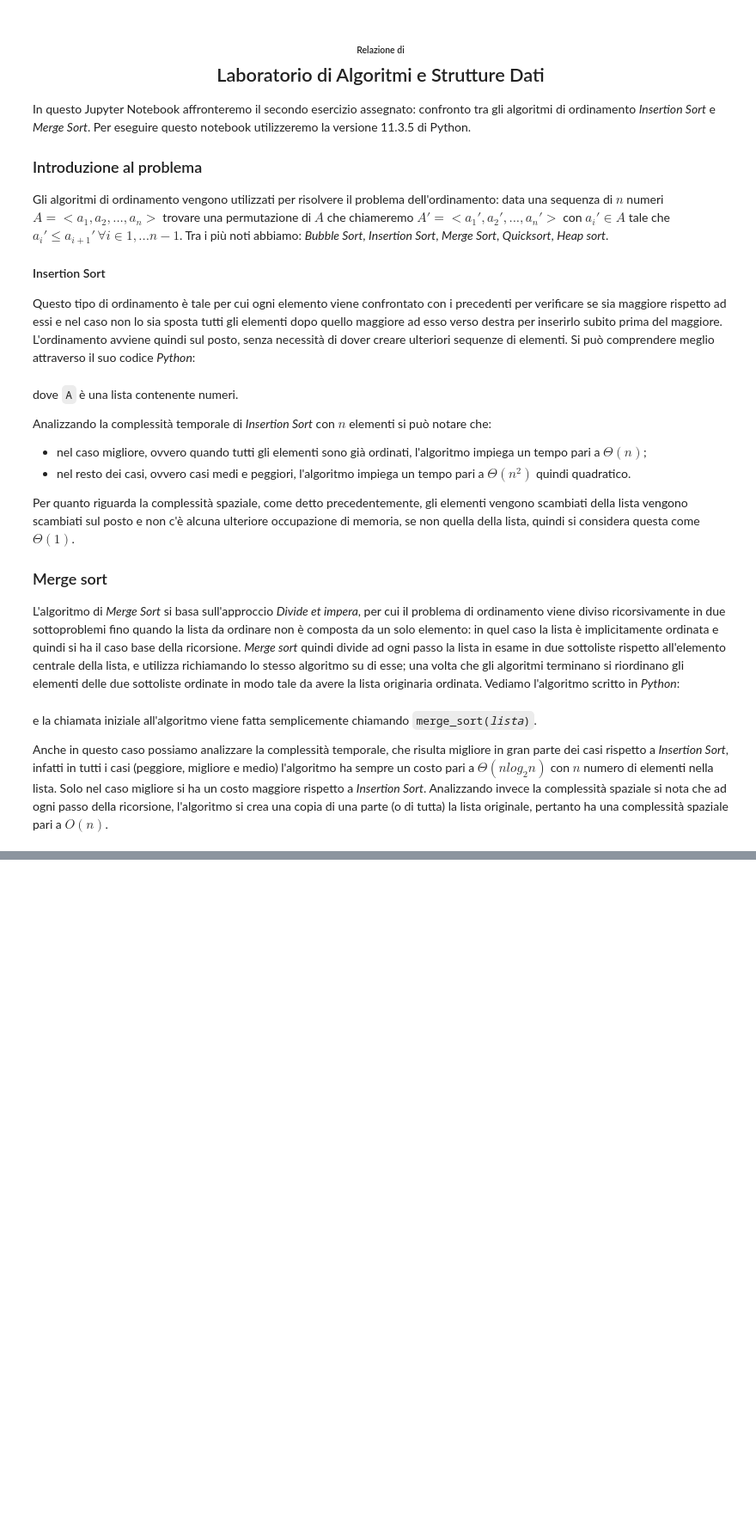
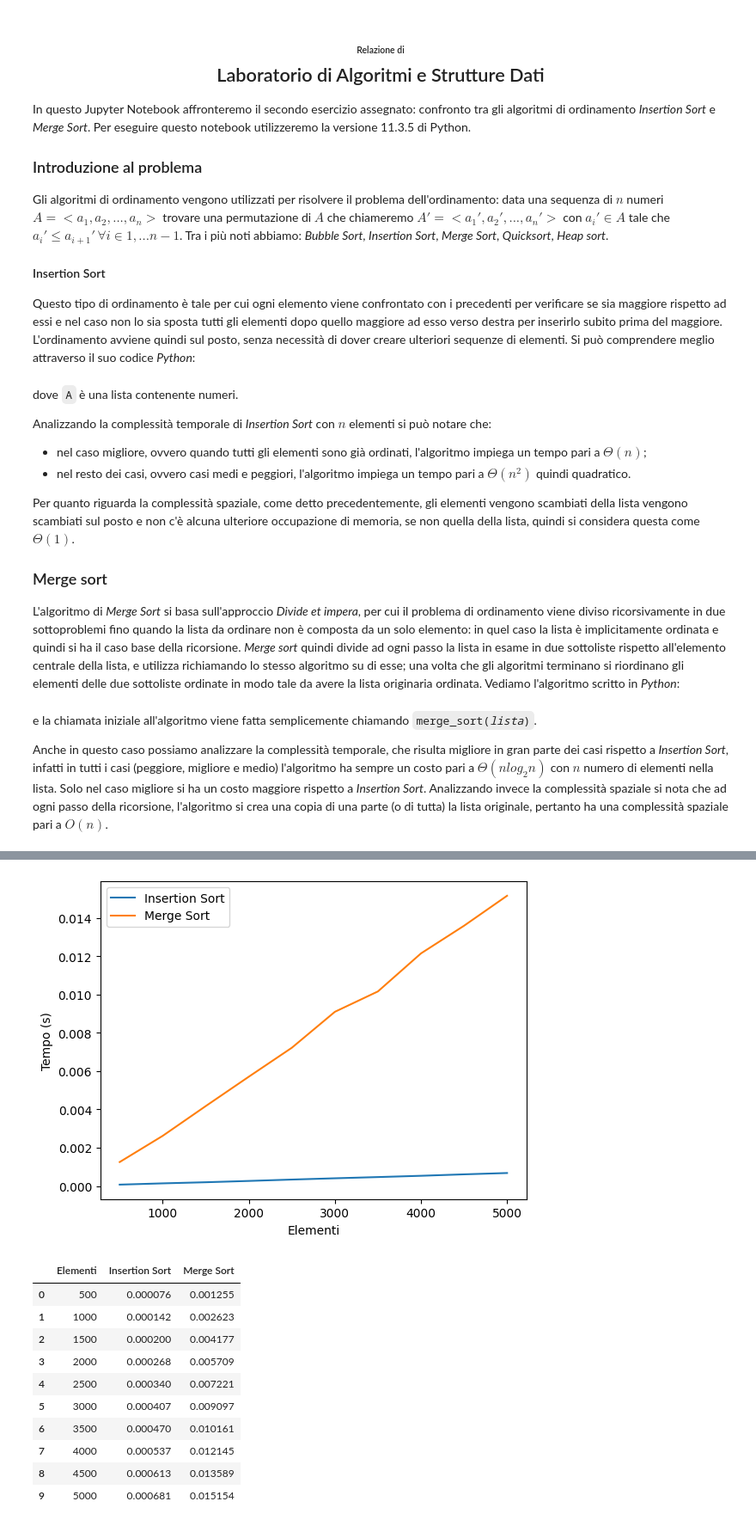
Before and after one commit to edoaxyz/algo-lab, a Jupyter notebook: second/main.ipynb, the cells around one changed output, grey strips where cells are left out. Shown at 86% size. Drawn from its saved outputs; the diff is of its cells as text; code cells hidden in the pictures; blank space fills up the shorter version.

```diff
--- a/second/main.ipynb
+++ b/second/main.ipynb
@@ -68,0 +75,10 @@ The blackcellmagic extension is already loaded. To reload it, use:
+# %%
+def check_sort(list):
+    if len(list) <= 1:
+        return True
+    prev = list[0]
+    for val in list[1:]:
+        if prev > val:
+            return False
+        prev = val
+    return True
@@ -68,0 +130,45 @@ The blackcellmagic extension is already loaded. To reload it, use:
+# %%
+from IPython.display import display
+
+import pandas as pd
+import matplotlib.pyplot as plt
+
+
+def show_plot(sample_type):
+    for function, name in FUNCTIONS.items():
+        plt.plot(
+            RANGE,
+            [values["median"] for values in results[function][sample_type]],
+            label=name,
+        )
+    plt.legend(loc="best")
+    plt.xlabel("Elementi")
+    plt.ylabel("Tempo (s)")
+    plt.show()
+    df = pd.DataFrame(
+        [
+            [
+                els,
+                results[insertion_sort][sample_type][index]["median"],
+                results[merge_sort][sample_type][index]["median"],
+            ]
+            for index, els in enumerate(RANGE)
+        ],
+        columns=["Elementi", "Insertion Sort", "Merge Sort"],
+    )
+    display(df)
+# %%
+show_plot("best")
+# %% [output]
+[figure, added]
+|  | Elementi | Insertion Sort | Merge Sort |
+| 0 | 500 | 0.000076 | 0.001255 |
+| 1 | 1000 | 0.000142 | 0.002623 |
+| 2 | 1500 | 0.000200 | 0.004177 |
+| 3 | 2000 | 0.000268 | 0.005709 |
+| 4 | 2500 | 0.000340 | 0.007221 |
+| 5 | 3000 | 0.000407 | 0.009097 |
+| 6 | 3500 | 0.000470 | 0.010161 |
+| 7 | 4000 | 0.000537 | 0.012145 |
+| 8 | 4500 | 0.000613 | 0.013589 |
+| 9 | 5000 | 0.000681 | 0.015154 |
```
Also changed, not shown: parts of 9 cells of this notebook.
